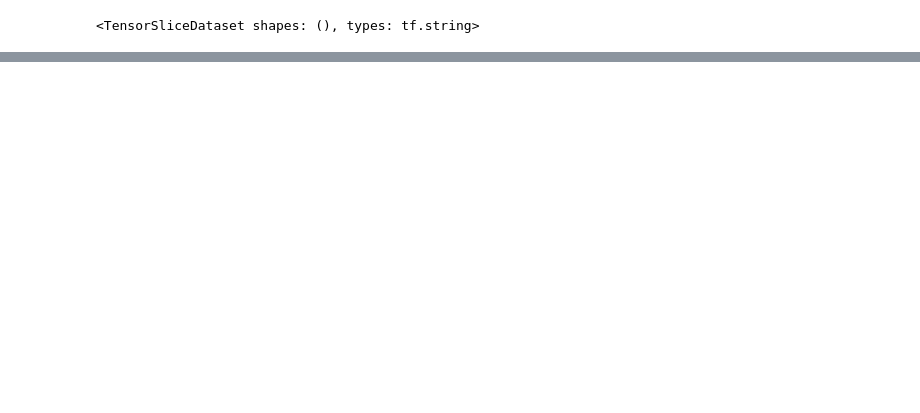
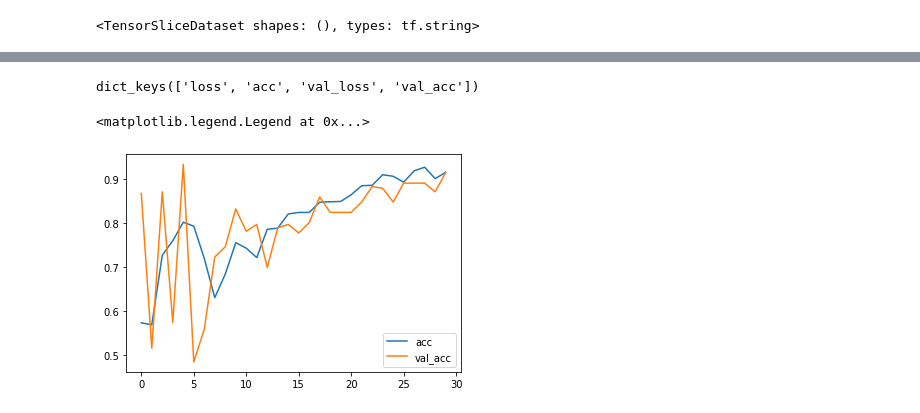
Before and after one commit to Baylor96/Python, a Jupyter notebook: Tensorflow package/Remote sense image_2class.ipynb, the cells around one changed output, grey strips where cells are left out. Saved outputs shown, nothing was run; the diff lists cells and outputs as text; code cells hidden in the pictures; blank space fills up the shorter version.

```diff
--- a/Tensorflow package/Remote sense image_2class.ipynb
+++ b/Tensorflow package/Remote sense image_2class.ipynb
@@ -160,0 +165,20 @@ array([[[0.60784316, 0.5647059 , 0.54901963],
+# %%
+model = tf.keras.Sequential()
+model.add(tf.keras.layers.Conv2D(64, (3, 3), input_shape=(256, 256, 3), activation='relu'))
+model.add(tf.keras.layers.Conv2D(64, (3, 3), activation='relu'))
+model.add(tf.keras.layers.MaxPooling2D())
+model.add(tf.keras.layers.Conv2D(128, (3, 3), activation='relu'))
+model.add(tf.keras.layers.Conv2D(128, (3, 3), activation='relu'))
+model.add(tf.keras.layers.MaxPooling2D())
+model.add(tf.keras.layers.Conv2D(256, (3, 3), activation='relu'))
+model.add(tf.keras.layers.Conv2D(256, (3, 3), activation='relu'))
+model.add(tf.keras.layers.MaxPooling2D())
+model.add(tf.keras.layers.Conv2D(512, (3, 3), activation='relu'))
+model.add(tf.keras.layers.MaxPooling2D())
+model.add(tf.keras.layers.Conv2D(512, (3, 3), activation='relu'))
+model.add(tf.keras.layers.MaxPooling2D())
+model.add(tf.keras.layers.Conv2D(1024, (3, 3), activation='relu'))
+model.add(tf.keras.layers.GlobalAveragePooling2D())
+model.add(tf.keras.layers.Dense(1024, activation='relu'))
+model.add(tf.keras.layers.Dense(256, activation='relu'))
+model.add(tf.keras.layers.Dense(1, activation='sigmoid'))
@@ -160,0 +205,12 @@ array([[[0.60784316, 0.5647059 , 0.54901963],
+# %%
+model.compile(optimizer='adam',
+              loss='binary_crossentropy',
+              metrics=['acc'])
+# %%
+step_per_epoch = train_count//BATCH_SIZE
+validation_step = test_count//BATCH_SIZE
+# %%
+history = model.fit(train_data, epochs=30,
+          steps_per_epoch=step_per_epoch,
+          validation_data=test_data,
+          validation_steps=validation_step)
@@ -160,0 +235,11 @@ array([[[0.60784316, 0.5647059 , 0.54901963],
+# %%
+history.history.keys()
+# %% [output]
+dict_keys(['loss', 'acc', 'val_loss', 'val_acc'])
+# %%
+plt.plot(history.epoch, history.history.get('acc'), label='acc')
+plt.plot(history.epoch, history.history.get('val_acc'), label='val_acc')
+plt.legend()
+# %% [output]
+<matplotlib.legend.Legend at 0x...>
+[figure, added]
```
Also changed, not shown: parts of 23 cells of this notebook, 1 other file.
